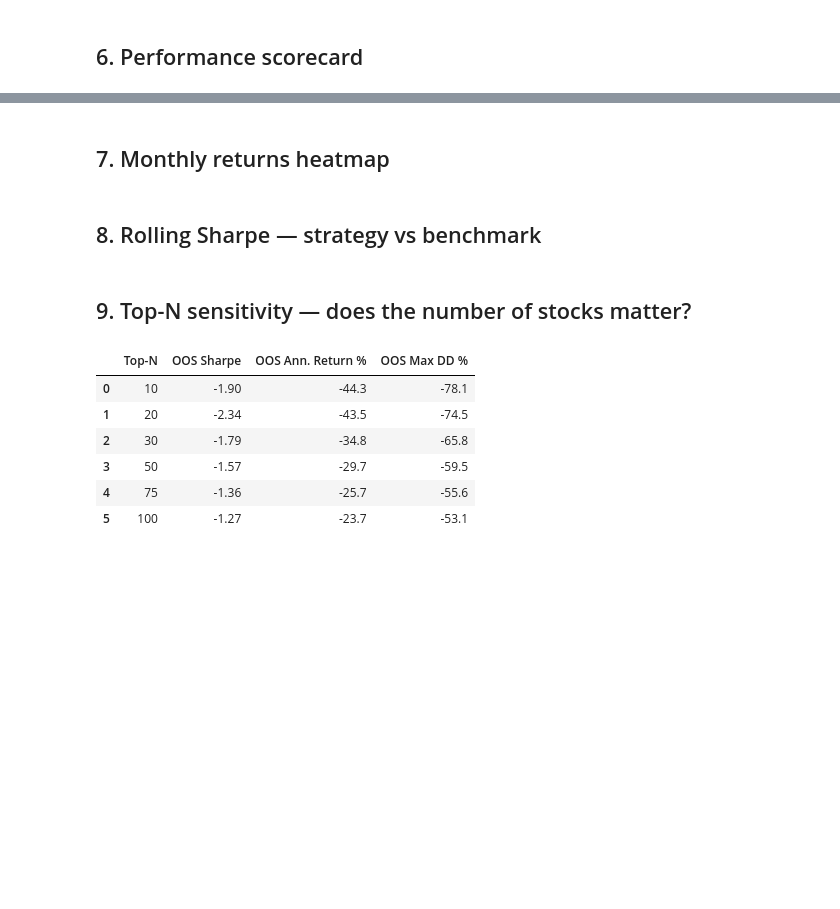
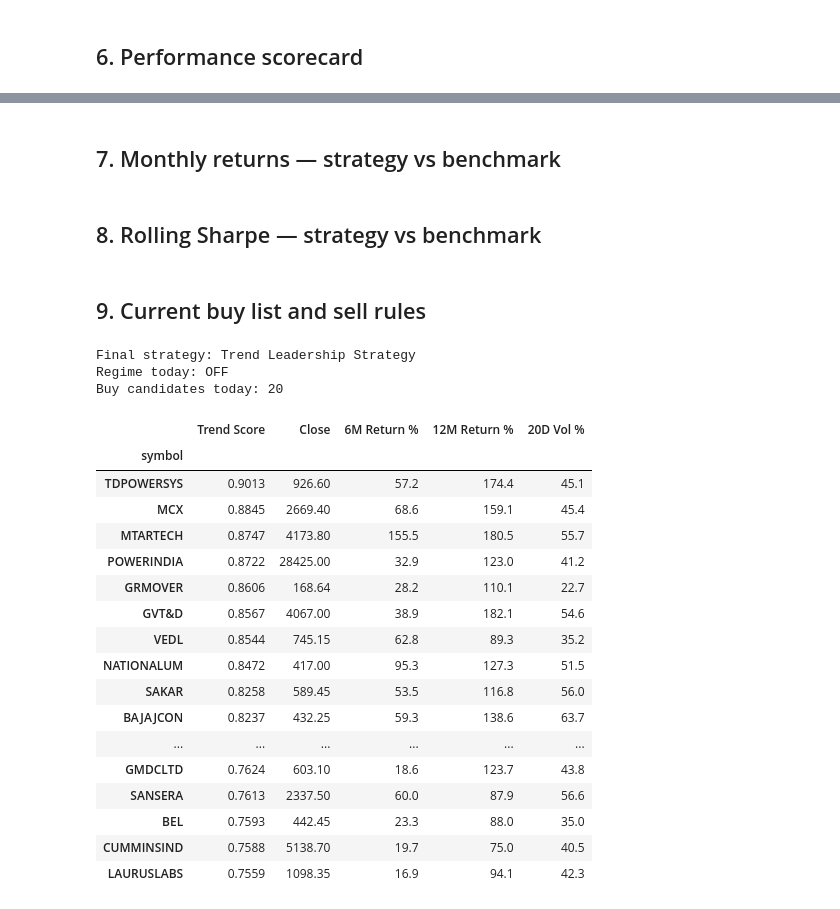
Before and after one commit to ramanathan23/trader-cockpit-app, a Jupyter notebook: notebooks/01_momentum_backtest.ipynb, the cells around one changed output, grey strips where cells are left out. Cells and saved outputs as stored; diff of their text form; code cells hidden in the pictures; blank space fills up the shorter version.

```diff
--- a/notebooks/01_momentum_backtest.ipynb
+++ b/notebooks/01_momentum_backtest.ipynb
@@ -49,15 +70,18 @@ with engine.connect() as conn:
     """, conn, parse_dates=['time'])
 
 raw['time'] = raw['time'].dt.tz_localize(None)
+raw['traded_value'] = raw['close'] * raw['volume']
 
-# Pivot to wide close matrix
+# Pivot to wide matrices
 close_all = raw.pivot(index='time', columns='symbol', values='close')
 volume_all = raw.pivot(index='time', columns='symbol', values='volume')
+traded_value_all = raw.pivot(index='time', columns='symbol', values='traded_value')
 
 # Keep symbols with enough history
 valid = close_all.count() >= MIN_HISTORY
 close_all = close_all.loc[:, valid]
 volume_all = volume_all.loc[:, valid]
+traded_value_all = traded_value_all.loc[:, valid]
 
 print(f'Universe: {close_all.shape[1]} symbols  |  {close_all.shape[0]} trading days')
 print(f'Period: {close_all.index[0].date()} → {close_all.index[-1].date()}')
@@ -304,3 +360,3 @@ sc_df
 # %% [markdown]
-## 7. Monthly returns heatmap
+## 7. Monthly returns — strategy vs benchmark
 # %%
@@ -354,36 +405,48 @@ fig.update_layout(title=f'Rolling {window_w}-Week Sharpe Ratio', height=400,
 fig.show()
 # %% [markdown]
-## 9. Top-N sensitivity — does the number of stocks matter?
+## 9. Current buy list and sell rules
 # %%
-sensitivity_results = []
-for n in [10, 20, 30, 50, 75, 100]:
-    r = weekly_returns(close_weekly, scores_weekly, n, COST_BPS)
-    e = equity_curve(r)
-    # OOS only
-    r_oos = r[r.index >= split_w]
-    e_oos = equity_curve(r_oos)
-    sensitivity_results.append({
-        'Top-N': n,
-        'OOS Sharpe': round(sharpe(r_oos), 2),
-        'OOS Ann. Return %': round(((1 + r_oos.mean()) ** 52 - 1) * 100, 1),
-        'OOS Max DD %': round(max_dd(e_oos) * 100, 1),
-    })
+latest_date = trend_score.index[-1]
+buy_candidates = trend_score.loc[latest_date].where(trend_active.loc[latest_date]).dropna().sort_values(ascending=False).head(TOP_N)
 
-sens_df = pd.DataFrame(sensitivity_results)
+buy_list_df = pd.DataFrame({
+    'Trend Score': buy_candidates.round(4),
+    'Close': close_all.loc[latest_date, buy_candidates.index].round(2),
+    '6M Return %': (mom_6_1.loc[latest_date, buy_candidates.index] * 100).round(1),
+    '12M Return %': (mom_12_1.loc[latest_date, buy_candidates.index] * 100).round(1),
+    '20D Vol %': (vol_20.loc[latest_date, buy_candidates.index] * 100).round(1),
+})
 
-fig = make_subplots(rows=1, cols=3, subplot_titles=['OOS Sharpe', 'OOS Ann. Return %', 'OOS Max DD %'])
-colors = px.colors.qualitative.Set2
-for col_idx, col in enumerate(['OOS Sharpe', 'OOS Ann. Return %', 'OOS Max DD %'], 1):
-    fig.add_trace(go.Bar(x=sens_df['Top-N'].astype(str), y=sens_df[col],
-                         marker_color=colors[col_idx-1], name=col, showlegend=False), row=1, col=col_idx)
-fig.update_layout(title='Top-N Sensitivity (Out-of-Sample)', height=400)
-fig.show()
-sens_df
+sell_rules = pd.Series([
+    'Sell if the market regime turns OFF.',
+    'Sell if the stock falls below its 100-day moving average.',
+    'Sell if 12-1 momentum turns negative.',
+    'Sell if the stock drops out of the top 20 trend-score ranks.',
+], name='Sell Rules')
+
+print('Final strategy: Trend Leadership Strategy')
+print(f'Regime today: {"ON" if bool(market_regime.loc[latest_date]) else "OFF"}')
+print(f'Buy candidates today: {len(buy_list_df)}')
+buy_list_df
 # %% [output]
+Final strategy: Trend Leadership Strategy
+Regime today: OFF
+Buy candidates today: 20
-|  | Top-N | OOS Sharpe | OOS Ann. Return % | OOS Max DD % |
-| 0 | 10 | -1.90 | -44.3 | -78.1 |
-| 1 | 20 | -2.34 | -43.5 | -74.5 |
-| 2 | 30 | -1.79 | -34.8 | -65.8 |
-| 3 | 50 | -1.57 | -29.7 | -59.5 |
-| 4 | 75 | -1.36 | -25.7 | -55.6 |
-| 5 | 100 | -1.27 | -23.7 | -53.1 |
+|  | Trend Score | Close | 6M Return % | 12M Return % | 20D Vol % |
+| symbol |  |  |  |  |  |
+| TDPOWERSYS | 0.9013 | 926.60 | 57.2 | 174.4 | 45.1 |
+| MCX | 0.8845 | 2669.40 | 68.6 | 159.1 | 45.4 |
+| MTARTECH | 0.8747 | 4173.80 | 155.5 | 180.5 | 55.7 |
+| POWERINDIA | 0.8722 | 28425.00 | 32.9 | 123.0 | 41.2 |
+| GRMOVER | 0.8606 | 168.64 | 28.2 | 110.1 | 22.7 |
+| GVT&D | 0.8567 | 4067.00 | 38.9 | 182.1 | 54.6 |
+| VEDL | 0.8544 | 745.15 | 62.8 | 89.3 | 35.2 |
+| NATIONALUM | 0.8472 | 417.00 | 95.3 | 127.3 | 51.5 |
+| SAKAR | 0.8258 | 589.45 | 53.5 | 116.8 | 56.0 |
+| BAJAJCON | 0.8237 | 432.25 | 59.3 | 138.6 | 63.7 |
+| ... | ... | ... | ... | ... | ... |
+| GMDCLTD | 0.7624 | 603.10 | 18.6 | 123.7 | 43.8 |
+| SANSERA | 0.7613 | 2337.50 | 60.0 | 87.9 | 56.6 |
+| BEL | 0.7593 | 442.45 | 23.3 | 88.0 | 35.0 |
+| CUMMINSIND | 0.7588 | 5138.70 | 19.7 | 75.0 | 40.5 |
+| LAURUSLABS | 0.7559 | 1098.35 | 16.9 | 94.1 | 42.3 |
```
Also changed, not shown: parts of 13 cells of this notebook, 6 other files.
